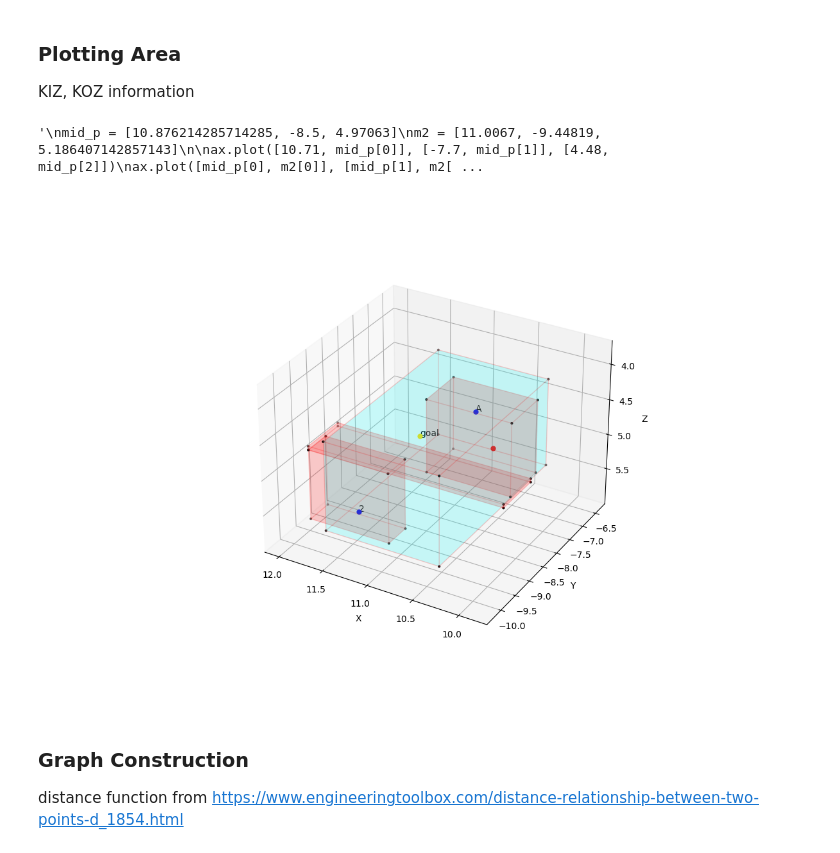
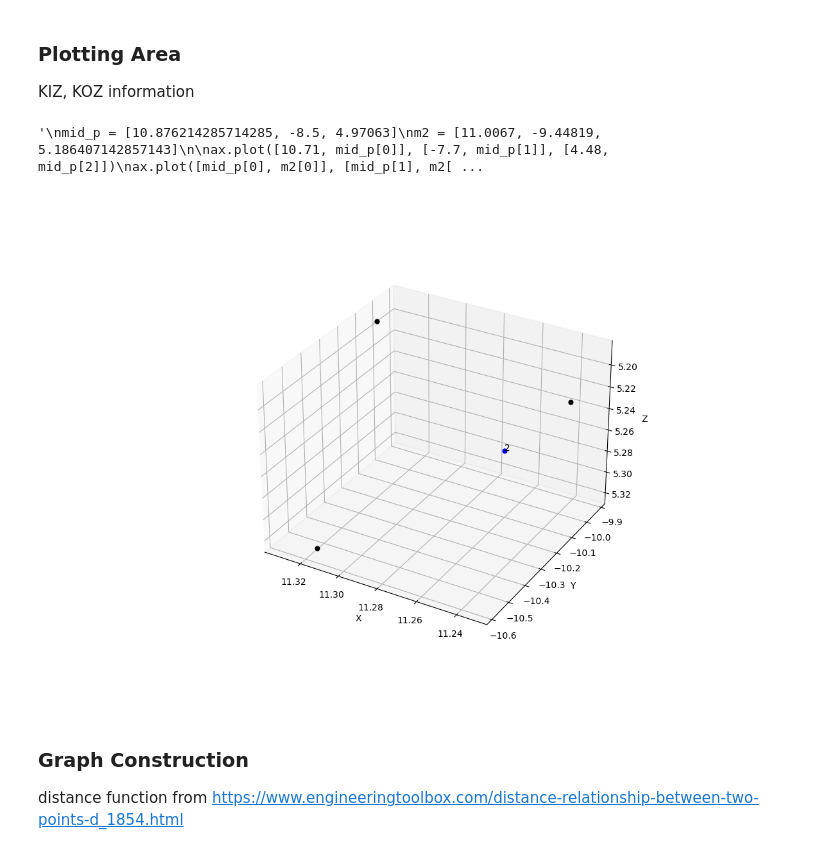
Before and after one commit to PutawanDE/3rd_kibo_lynx, a Jupyter notebook: tools/src/shortest_path.ipynb, the cells around one changed output. Drawn from its saved outputs; the diff is of its cells as text; code cells hidden in the pictures.

```diff
--- a/tools/src/shortest_path.ipynb
+++ b/tools/src/shortest_path.ipynb
@@ -148,50 +148,65 @@ koz1 = np.array(points_from([9.8673, -9.18813, 3.81957], [10.7673, -8.28813, 4.8
 koz2 = np.array(points_from([9.8585, -9.4500, 4.82063], [12.0085, -8.5000, 4.87063]))
 koz3 = np.array(points_from([11.1067, -9.44819, 4.87385], [12.0067, -8.89819, 5.87385]))
 
-plot_filled_rect(ax, kiz, "cyan")
+# plot_filled_rect(ax, kiz, "cyan")
 # plot_filled_rect(ax, kiz2, "cyan")
-plot_filled_rect(ax, koz1, "red")
-plot_filled_rect(ax, koz2, "red")
-plot_filled_rect(ax, koz3, "red")
+# plot_filled_rect(ax, koz1, "red")
+# plot_filled_rect(ax, koz2, "red")
+# plot_filled_rect(ax, koz3, "red")
 
 # starting point
-plot_scatter(ax, np.array([(10.76150, -6.88490, 5.31647)]), color="red", size=24)
+# plot_scatter(ax, np.array([(10.76150, -6.88490, 5.31647)]), color="red", size=24)
 
 
 # point-A
+"""
 plot_scatter(
     ax, np.array([(10.71000, -7.70000, 4.48000)]), color="blue", size=24, text="A"
 )
+"""
 
 # point 2
 plot_scatter(
     ax, np.array([(11.27460, -9.92284, 5.29881)]), color="blue", size=24, text="2"
 )
 
 # goal point
+"""
 plot_scatter(
     ax,
     np.array([(11.27460, -7.89178, 4.96538)]),
     color="gold",
     size=24,
     text="goal",
 )
+"""
 
-# plot_scatter(ax, np.array([(11.27460-0.0422+0.03752195378275895, -10.5 , 5.29881-0.0826+0.15101785246493227)]), size=24)
-# plot_scatter(ax, np.array([(11.27460-0.0422, -9.92284- 0.1177 , 5.29881-0.0826)]), size=24)
+plot_scatter(
+    ax,
+    np.array(
+        [(11.27460 + 0.041038543872476976, -10.581, 5.29881 + 0.022168702363196346)]
+    ),
+    size=24,
+)
+plot_scatter(
+    ax, np.array([(11.27460 - 0.0422, -9.92284 - 0.1177, 5.29881 - 0.0826)]), size=24
+)
+plot_scatter(
+    ax, np.array([(11.27460 + 0.0572, -9.92284 - 0.1302, 5.29881 - 0.1111)]), size=24
+)
 
 # path planning
 """
 mid_p = [10.876214285714285, -8.5, 4.97063]
 m2 = [11.0067, -9.44819, 5.186407142857143]
 
 ax.plot([10.71, mid_p[0]], [-7.7, mid_p[1]], [4.48, mid_p[2]])
 ax.plot([mid_p[0], m2[0]], [mid_p[1], m2[1]], [mid_p[2], m2[2]])
 ax.plot([m2[0], 11.27460], [m2[1], -9.92284], [m2[2], 5.29881])
 """
 # %% [output]
 '\nmid_p = [10.876214285714285, -8.5, 4.97063]\nm2 = [11.0067, -9.44819, 5.186407142857143]\n\nax.plot([10.71, mid_p[0]], [-7.7, mid_p[1]], [4.48, mid_p[2]])\nax.plot([mid_p[0], m2[0]], [mid_p[1], m2[ ...
-[figure, old version]
+[figure, new version]
 # %% [markdown]
 ### Graph Construction
 
```
Also changed, not shown: 6 other files.
